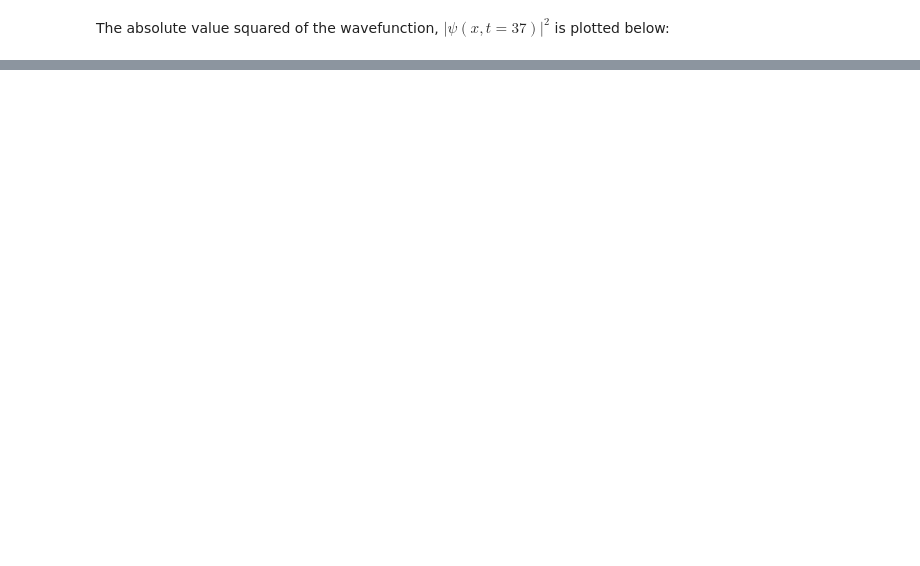
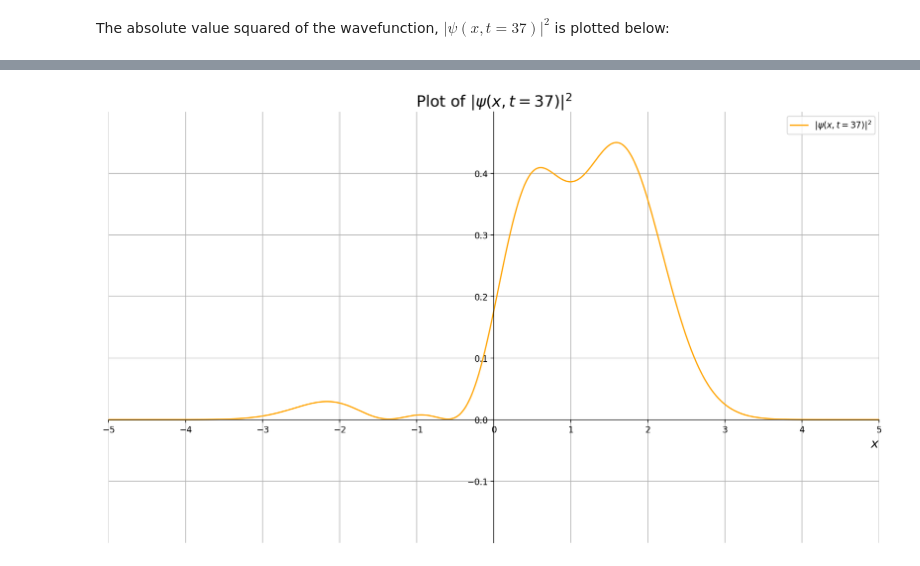
Before and after one commit to Rally0078/QHO, a Jupyter notebook: qho.ipynb, the cells around one changed output, grey strips where cells are left out. Saved outputs shown, nothing was run; the diff lists cells and outputs as text; code cells hidden in the pictures; blank space fills up the shorter version.

```diff
--- a/qho.ipynb
+++ b/qho.ipynb
@@ -127,0 +133,3 @@ print(type(psi))
+# %%
+psi_Abs = re**2 + im**2
+psi_Abs
@@ -127,0 +138,25 @@ print(type(psi))
+# %%
+lam_psi_Abs = lambdify(x, psi_Abs, modules=['numpy'])
+x_var = linspace(-6,6,1000)
+psi_AbsPlot = lam_psi_Abs(x_var)
+
+fig, ax = plt.subplots(1,1, figsize=(16,9), dpi=200)
+ax.spines['top'].set_color('none')
+ax.spines['left'].set_position('zero')
+ax.spines['right'].set_color('none')
+ax.spines['bottom'].set_position('zero')
+
+ax.set_title(r'Plot of $|\psi(x, t=37)|^2$', fontsize=18)
+ax.set_xlim(-5,5)
+ax.set_xlabel(r'$x$', fontsize=15, loc='right')
+ax.set_ylim(-0.2,0.5)
+ax.set_xticks(arange(-5, 5.5, 1))
+ax.set_yticks(arange(-0.1,0.5,0.1))
+ax.grid(True)
+ax.plot(x_var, psi_AbsPlot, label=r'$|\psi(x, t=37)|^2$', color='orange')
+ax.legend()
+plt.savefig('AbsSquare.jpeg',bbox_inches='tight')
+
+plt.show()
+# %% [output]
+[figure, added]
```
Also changed, not shown: parts of 5 cells of this notebook.
